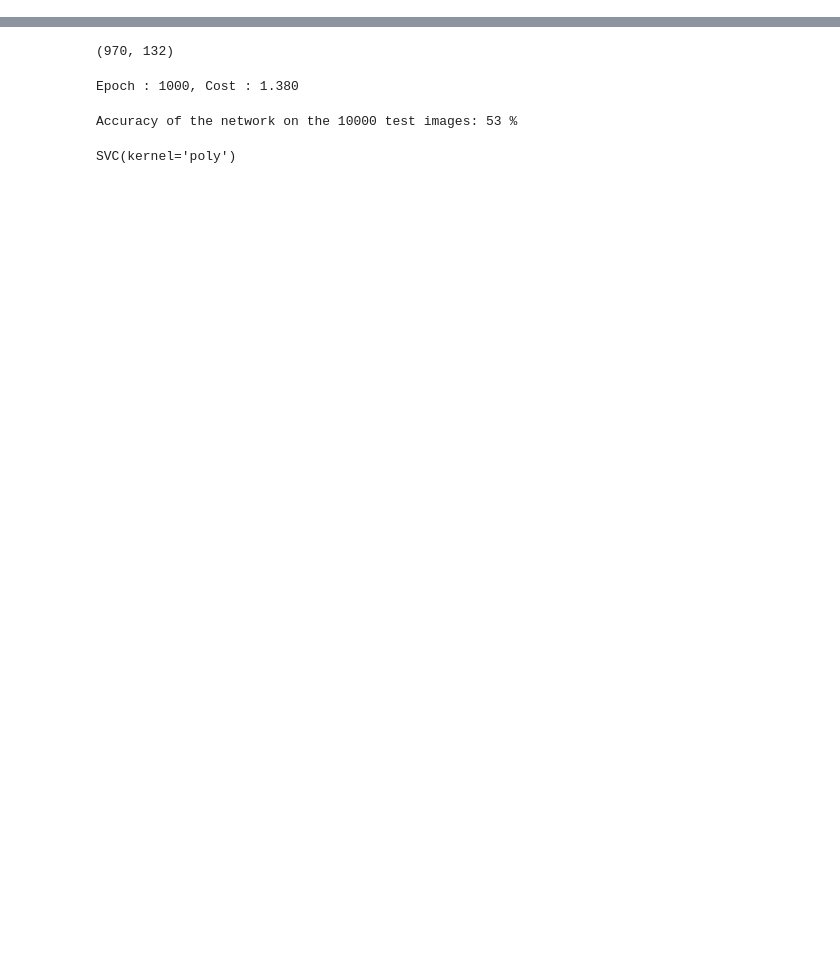
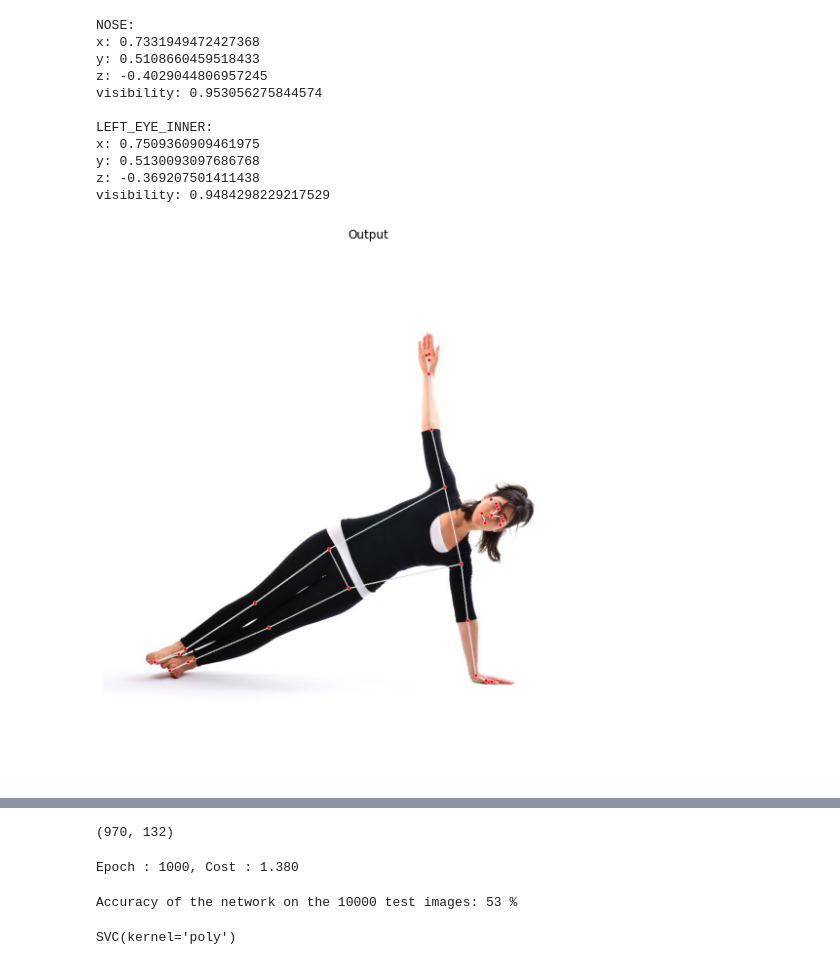
Before and after one commit to SSANA2/human_pose_estimation, a Jupyter notebook: HPE.ipynb, the cells around one changed output, grey strips where cells are left out. Saved outputs shown, nothing was run; the diff lists cells and outputs as text; code cells hidden in the pictures; blank space fills up the shorter version.

```diff
--- a/HPE.ipynb
+++ b/HPE.ipynb
@@ -22,6 +22,32 @@ for p in points:
 data = pd.DataFrame(columns = data)
 total = pd.DataFrame()
 total2 = pd.DataFrame()
+# %%
+sample_img  = cv2.imread('C:/Users/K/Downloads/DATASET/TRAIN/plank/00000165.jpg')
+img_copy = sample_img.copy()
+results = pose.process(cv2.cvtColor(sample_img, cv2.COLOR_BGR2RGB))
+if results.pose_landmarks:
+    mpDraw.draw_landmarks(image=img_copy, landmark_list=results.pose_landmarks, connections=mpPose.POSE_CONNECTIONS)
+    for i in range(2):
+        print(f'{mpPose.PoseLandmark(i).name}:\n{results.pose_landmarks.landmark[mpPose.PoseLandmark(i).value]}')
+fig = plt.figure(figsize = [10, 10])
+plt.title("Output")
+plt.axis('off')
+plt.imshow(img_copy[:,:,::-1])
+plt.show()
+# %% [output]
+NOSE:
+x: 0.7331949472427368
+y: 0.5108660459518433
+z: -0.4029044806957245
+visibility: 0.953056275844574
+
+LEFT_EYE_INNER:
+x: 0.7509360909461975
+y: 0.5130093097686768
+z: -0.369207501411438
+visibility: 0.9484298229217529
+[figure, added]
 # %%
 class_names = os.listdir(path)
 for class_name in class_names:
```
Also changed, not shown: parts of 5 cells of this notebook.
